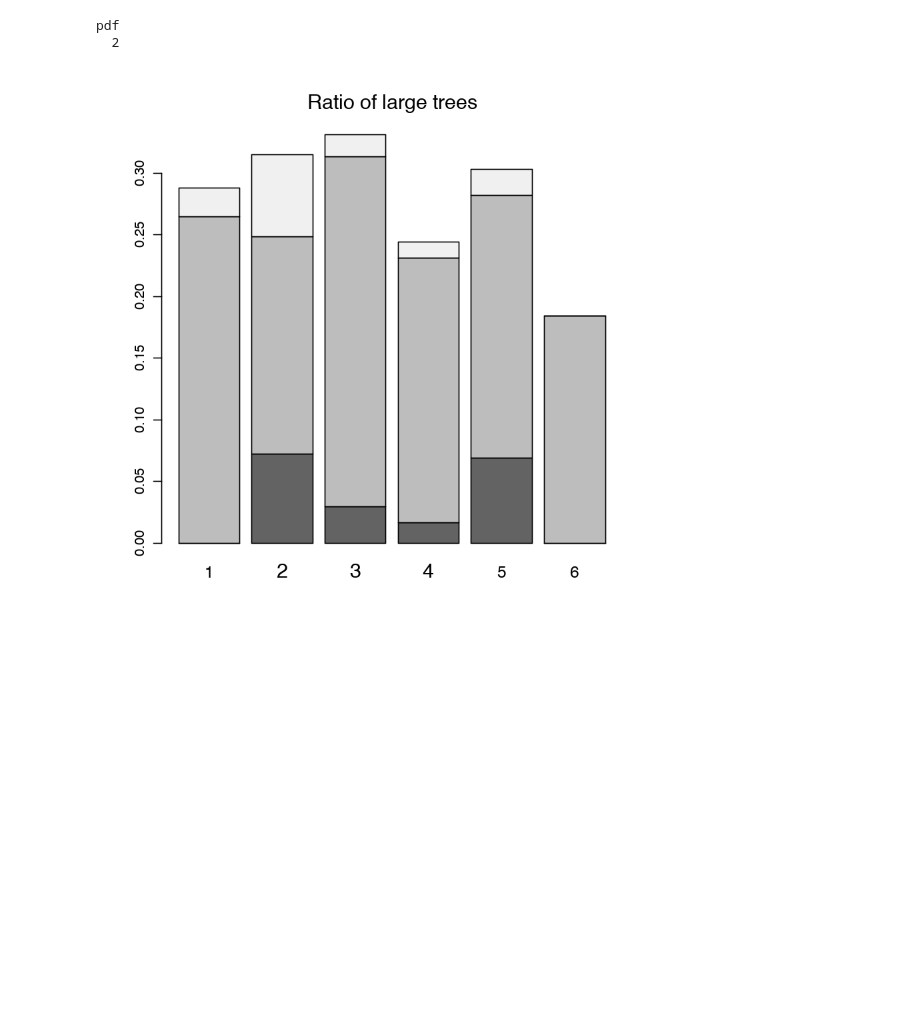
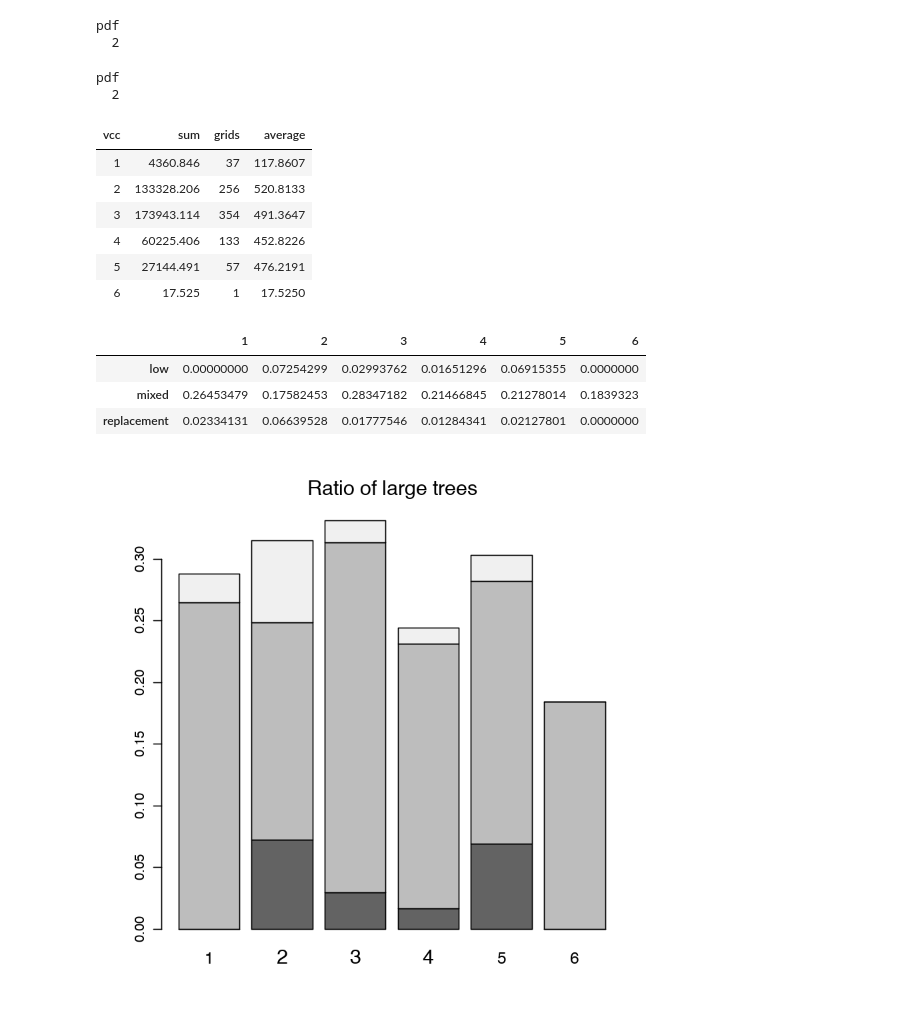
Before and after one commit to dongmeic/suppression, a Jupyter notebook: R/eda_figures.ipynb, the cells around one changed output. Cells and saved outputs as stored; diff of their text form; code cells hidden in the pictures; blank space fills up the shorter version.

```diff
--- a/R/eda_figures.ipynb
+++ b/R/eda_figures.ipynb
@@ -147,10 +147,10 @@ names(df_forestdata)
 # %%
 vars <- c('SprsFires', 'PctSprs', 'SprsAcre', 'PctLarge', 'PctOld',
           'mStdAge', 'density', 'vcc', 'mfri', 'prs', 'GAP1', 'GAP3')
-mains <- c('No. fires suppressed', 'Ratio of suppressed fires', 'Fire size of suppressed fires',
-           'Ratio of large trees', 'Ratio of old trees','Stand age', 'Tree density',
-           'Vegetation condition class', 'Mean fire return interval', 'Percent of replacement-severity fires',
-           'Disturbance events allowed','Subject to human activities')
+mains <- c('Fires suppressed (no.)', 'Ratio of suppressed fires', 'Fire size of suppressed fires (ac)',
+           'Ratio of large trees', 'Ratio of old trees','Stand age (year)', 'Tree density (no./ac)',
+           'Vegetation condition class (level)', 'Mean fire return interval (level)', 'Percent replacement-severity fires (level)',
+           'Disturbance events allowed (binary)','Subject to human activities (binary)')
 png(paste0(out,"suppression_2D_plots.png"), width=12, height=9, units="in", res=300)
 par(mfrow=c(3,4),mar=c(3.5,3.5,3,1))
 for(v in vars){
@@ -297,8 +323,58 @@ plot.vcc.severity()
 # %% [output]
 pdf
   2
+# %%
+get.plot <- function(df, var, agr.var, title){
+    N_BARS=6
+    max.location <- 0.7 + N_BARS
+    label.locations <- seq(0.7, max.location, length=N_BARS)
+    strings <- paste0('barplot(df$', agr.var, ', names.arg = data.frame(df)[,var], main = title, axisnames=FALSE,
+                        col=brewer.pal(6, "Greys"), cex.names = 1.5, cex.lab=1.5, cex.axis=1.5, cex.main=1.5)')
+    eval(parse(text=strings))
+    axis(side=1, at=label.locations[c(1, 5, 6)], labels=c(1, 5, 6), tick=F, cex.axis=1.2)
+    axis(side=1, at=label.locations[c(2, 3, 4)], labels=c(2, 3, 4), tick=F, font.axis=2, cex.axis=1.8)
+}
+# %%
+plot.vcc <- function(){
+    png(paste0(out, "vcc_plots.png"), width=12, height=9, units="in", res=300)
+    par(mfrow=c(3,4),xpd=FALSE,mar=c(3,3,3,0))
+    for(var in plt.vars){
+        if(var == 'SprsCPA'){
+            sdf <- get.df(df.cpa, var, 'vcc', fun=funs[plt.vars==var])
+        }else{
+            sdf <- get.df(df, var, 'vcc', fun=funs[plt.vars==var])
+        }
+        get.plot(sdf, 'vcc', agr.var=agr.vars[plt.vars==var], plt.titles[plt.vars==var])
+    }
+    dev.off()
+}
+plot.vcc()
+# %% [output]
+pdf
+  2
+# %%
+var <- 'beetleAcres'
+fun <- 'sum'
+sdf <- as.data.frame(get.df(df, var, 'vcc', fun=fun))
+# %%
+sdf
+# %% [output]
+| vcc | sum | grids | average |
+| 1 | 4360.846 | 37 | 117.8607 |
+| 2 | 133328.206 | 256 | 520.8133 |
+| 3 | 173943.114 | 354 | 491.3647 |
+| 4 | 60225.406 | 133 | 452.8226 |
+| 5 | 27144.491 | 57 | 476.2191 |
+| 6 | 17.525 | 1 | 17.5250 |
 # %%
 dt <- get.table(df, 'PctLarge', 'average', 'sum')
+# %%
+dt
+# %% [output]
+|  | 1 | 2 | 3 | 4 | 5 | 6 |
+| low | 0.00000000 | 0.07254299 | 0.02993762 | 0.01651296 | 0.06915355 | 0.0000000 |
+| mixed | 0.26453479 | 0.17582453 | 0.28347182 | 0.21466845 | 0.21278014 | 0.1839323 |
+| replacement | 0.02334131 | 0.06639528 | 0.01777546 | 0.01284341 | 0.02127801 | 0.0000000 |
 # %%
 get.plot.col(dt, 'Ratio of large trees')
 # %% [output]
```
Also changed, not shown: parts of 3 cells of this notebook.
